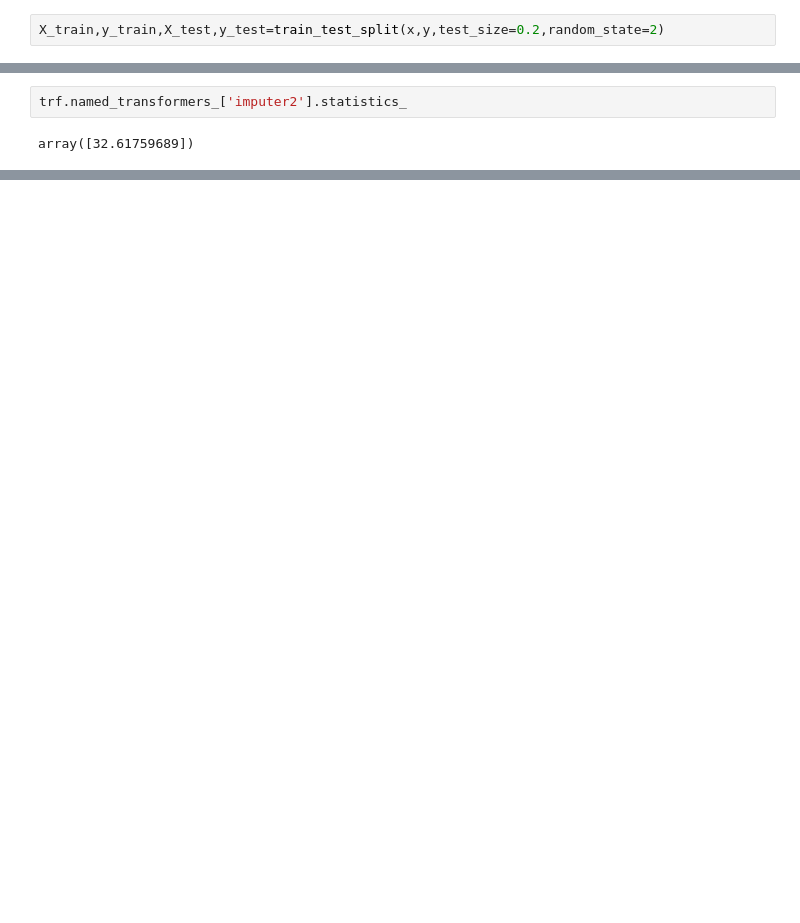
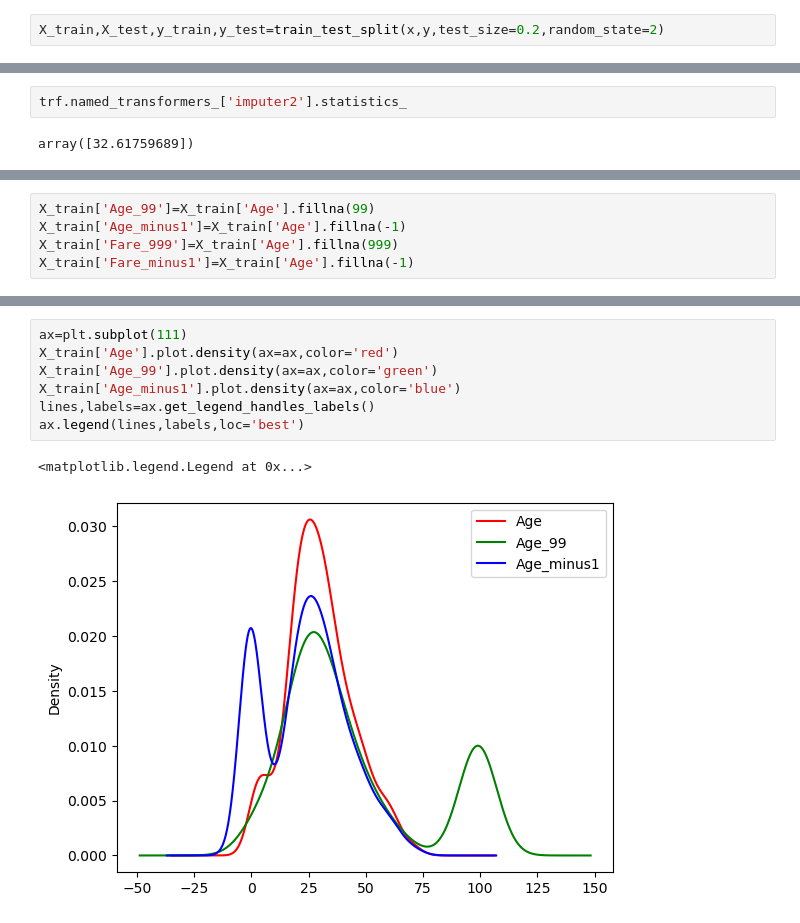
Before and after one commit to PuspanjaliMuduli17/ML_Practice, a Jupyter notebook: Handling missing data in Numerical Columns.ipynb, the cells around one changed output, grey strips where cells are left out. Saved outputs shown, nothing was run; the diff lists cells and outputs as text; blank space fills up the shorter version.

```diff
--- a/Handling missing data in Numerical Columns.ipynb
+++ b/Handling missing data in Numerical Columns.ipynb
@@ -118,4 +122,4 @@ X_train[['Fare','median_Fare','mean_Fare']].boxplot()
 # %% [markdown]
 **USING SKLEARN**
 # %%
-X_train,y_train,X_test,y_test=train_test_split(x,y,test_size=0.2,random_state=2)
+X_train,X_test,y_train,y_test=train_test_split(x,y,test_size=0.2,random_state=2)
@@ -147,0 +212,5 @@ array([32.61759689])
+# %%
+X_train['Age_99']=X_train['Age'].fillna(99)
+X_train['Age_minus1']=X_train['Age'].fillna(-1)
+X_train['Fare_999']=X_train['Age'].fillna(999)
+X_train['Fare_minus1']=X_train['Age'].fillna(-1)
@@ -147,0 +232,10 @@ array([32.61759689])
+# %%
+ax=plt.subplot(111)
+X_train['Age'].plot.density(ax=ax,color='red')
+X_train['Age_99'].plot.density(ax=ax,color='green')
+X_train['Age_minus1'].plot.density(ax=ax,color='blue')
+lines,labels=ax.get_legend_handles_labels()
+ax.legend(lines,labels,loc='best')
+# %% [output]
+<matplotlib.legend.Legend at 0x...>
+[figure, added]
```
Also changed, not shown: parts of 21 cells of this notebook.
